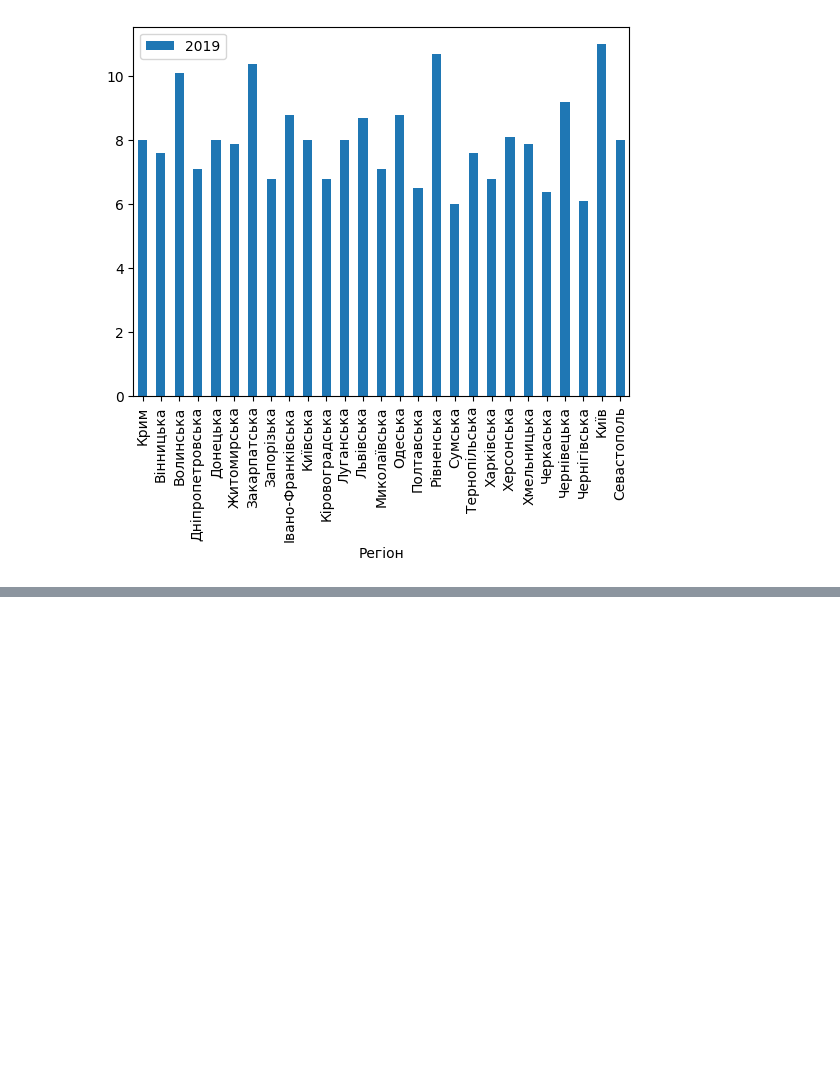
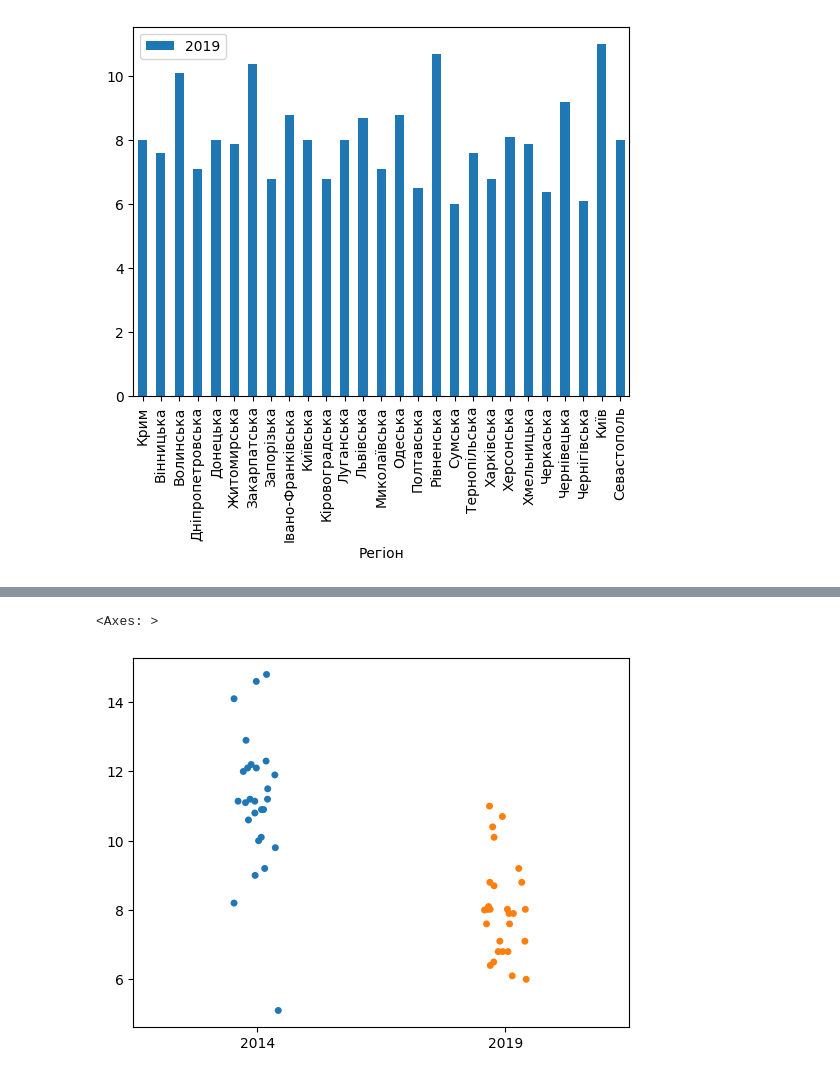
Before and after one commit to bohdanboiprav/GOIT, a Jupyter notebook: DATA SCIENCE/Week 2/work/Hw2.1.ipynb, the cells around one changed output, grey strips where cells are left out. Drawn from its saved outputs; the diff is of its cells as text; code cells hidden in the pictures; blank space fills up the shorter version.

```diff
--- a/DATA SCIENCE/Week 2/work/Hw2.1.ipynb
+++ b/DATA SCIENCE/Week 2/work/Hw2.1.ipynb
@@ -100,0 +126,5 @@ plt.show()
+# %%
+sns.stripplot(data=coefficient_table[['2014', '2019']])
+# %% [output]
+<Axes: >
+[figure, added]
```
Also changed, not shown: parts of 5 cells of this notebook, 2 other files.
